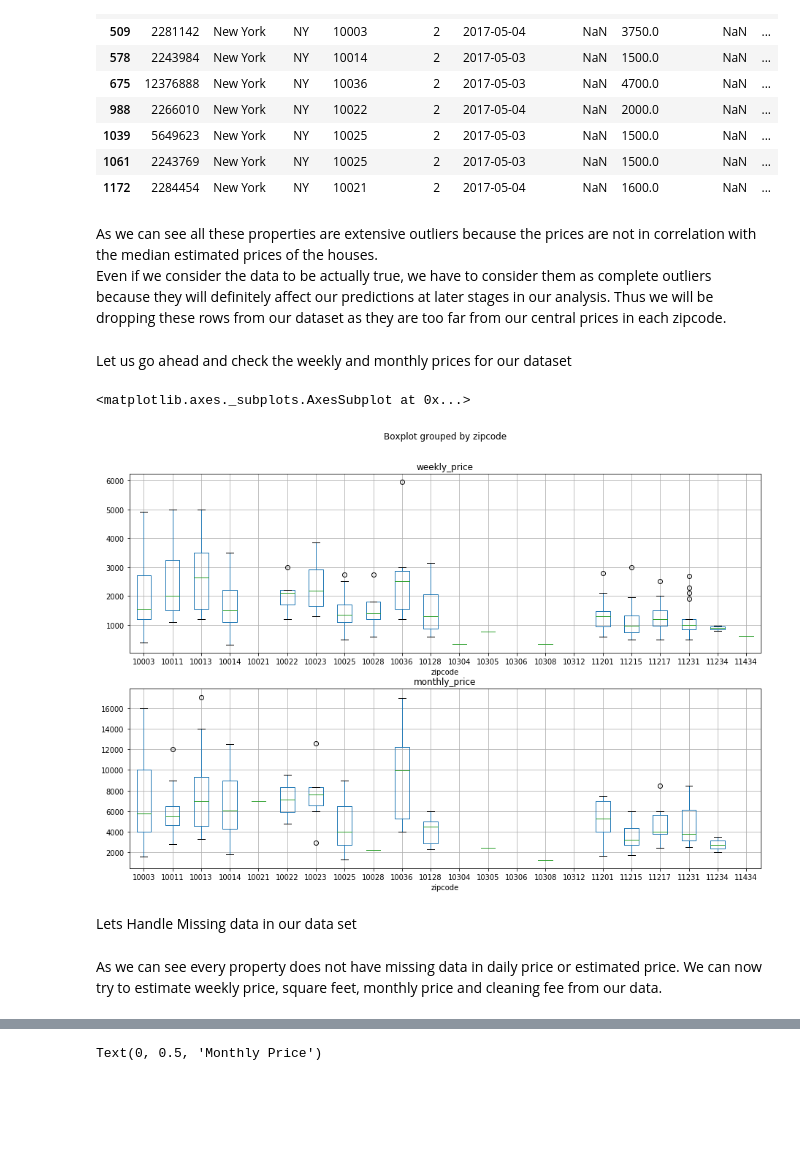
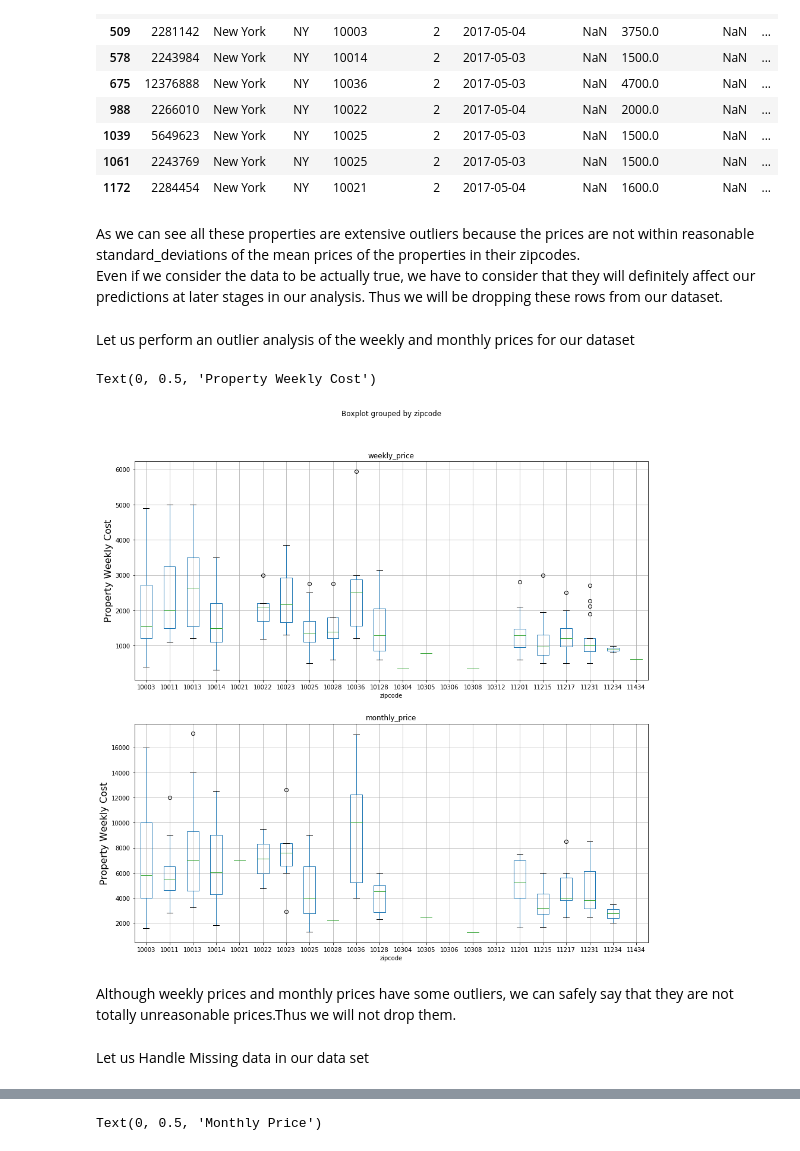
Before and after one commit to prathamesh1694/Data-Challenge, a Jupyter notebook: Airbnb_Zillow_Casestudy_Jupyter.ipynb, the cells around one changed output, grey strips where cells are left out. Drawn from its saved outputs; the diff is of its cells as text; code cells hidden in the pictures; blank space fills up the shorter version.

```diff
--- a/Airbnb_Zillow_Casestudy_Jupyter.ipynb
+++ b/Airbnb_Zillow_Casestudy_Jupyter.ipynb
@@ -249,28 +265,32 @@ final_data[final_data['price'] > 1200]
 | 1061 | 2243769 | New York | NY | 10025 | 2 | 2017-05-03 | NaN | 1500.0 | NaN | ... |
 | 1172 | 2284454 | New York | NY | 10021 | 2 | 2017-05-04 | NaN | 1600.0 | NaN | ... |
 # %% [markdown]
-As we can see all these properties are extensive outliers because the prices are not in correlation with the median estimated prices of the houses.<br>
-Even if we consider the data to be actually true, we have to consider them as complete outliers because they will definitely affect our predictions at later stages in our analysis. Thus we will be dropping these rows from our dataset as they are too far from our central prices in each zipcode.
+As we can see all these properties are extensive outliers because the prices are not within reasonable standard_deviations of the mean prices of the properties in their zipcodes.<br>
+Even if we consider the data to be actually true, we have to consider that they will definitely affect our predictions at later stages in our analysis. Thus we will be dropping these rows from our dataset.
 # %%
 final_data = final_data[final_data['price'] <= 1200]
 # %% [markdown]
-Let us go ahead and check the weekly and monthly prices for our dataset
+Let us perform an outlier analysis of the weekly and monthly prices for our dataset
 # %%
-fig_out_2 = plt.figure(figsize=(15,10))
+fig_out_2 = plt.figure(figsize=(15,15))
 
 ax1 = fig_out_2.add_subplot(211)
-final_data.boxplot(column='weekly_price',by='zipcode',ax=ax1)
+final_data.boxplot(column='weekly_price', by='zipcode', ax=ax1)
+ax1.set_ylabel("Zipcodes", fontsize = 16)
+ax1.set_ylabel("Property Weekly Cost", fontsize = 16)
 
 ax2 = fig_out_2.add_subplot(212)
 final_data.boxplot(column='monthly_price',by='zipcode',ax=ax2)
+ax2.set_ylabel("Zipcodes", fontsize = 16)
+ax2.set_ylabel("Property Weekly Cost", fontsize = 16)
 # %% [output]
-<matplotlib.axes._subplots.AxesSubplot at 0x...>
+Text(0, 0.5, 'Property Weekly Cost')
-[figure, old version]
+[figure, new version]
+# %% [markdown]
+Although weekly prices and monthly prices have some outliers, we can safely say that they are not totally unreasonable prices.Thus we will not drop them.
 # %%
 #We can go ahead and drop the state and last_scraped column
 final_data.drop(columns=['state','last_scraped'], inplace=True)
 # %% [markdown]
-Lets Handle Missing data in our data set
+Let us Handle Missing data in our data set
-# %% [markdown]
-As we can see every property does not have missing data in daily price or estimated price. We can now try to estimate weekly price, square feet, monthly price and cleaning fee from our data.
 # %%
```
Also changed, not shown: parts of 61 cells of this notebook, 1 other file.
